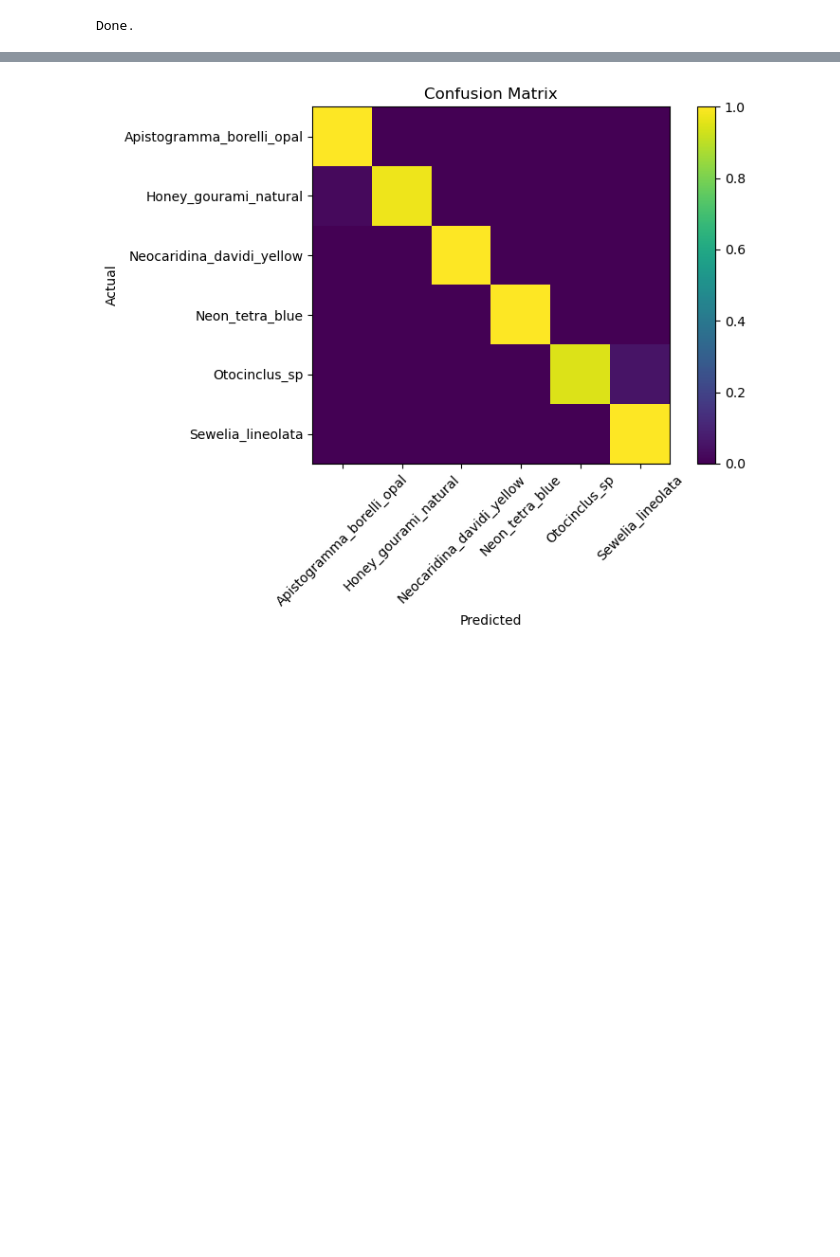
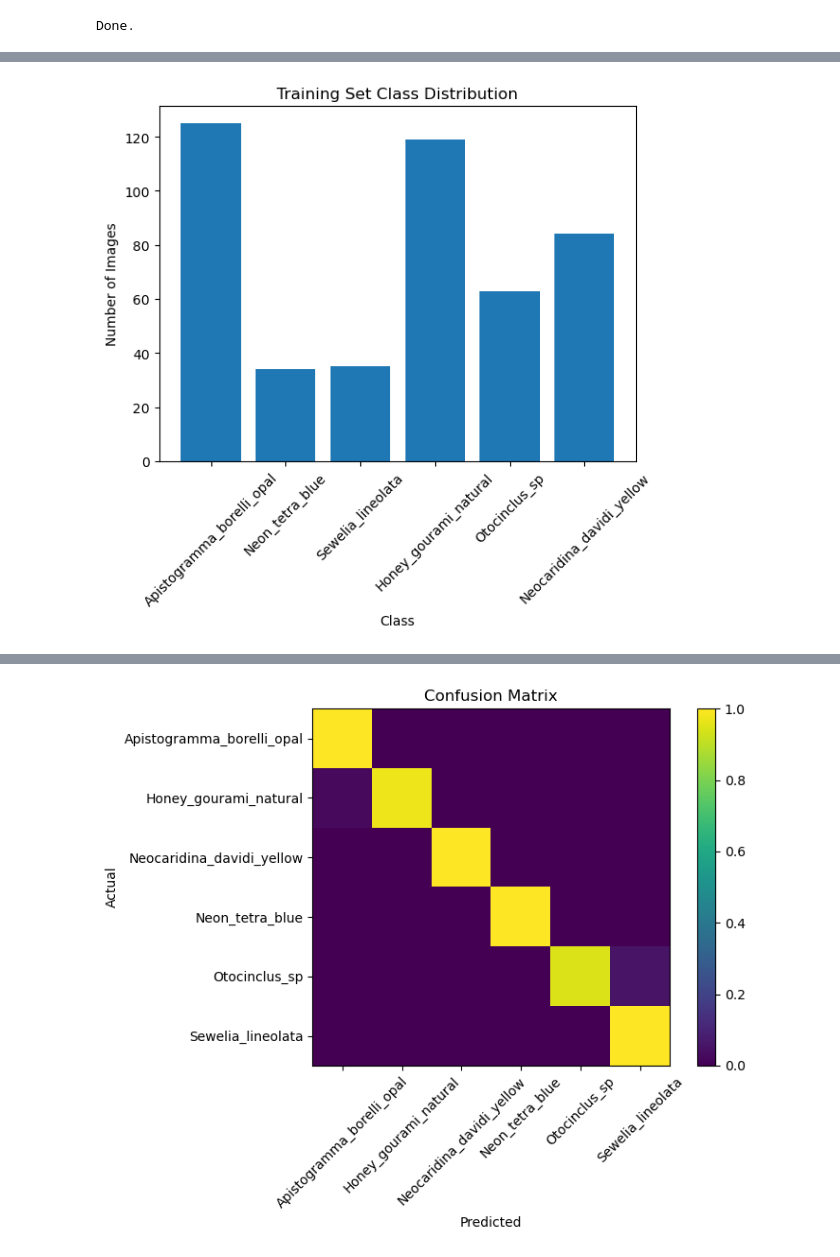
Before and after one commit to sarosi/aquarium-fish-classification, a Jupyter notebook: notebooks/aquarium_fish_recognition.ipynb, the cells around one changed output, grey strips where cells are left out. Drawn from its saved outputs; the diff is of its cells as text; code cells hidden in the pictures; blank space fills up the shorter version.

```diff
--- a/notebooks/aquarium_fish_recognition.ipynb
+++ b/notebooks/aquarium_fish_recognition.ipynb
@@ -59,3 +59,31 @@ val_data = datasets.ImageFolder("../dataset/val", transform=transform)
 
 train_loader = DataLoader(train_data, batch_size=32, shuffle=True)
 val_loader = DataLoader(val_data, batch_size=32)
+# %%
+import os
+from collections import defaultdict
+
+DATASET_PATH = "../dataset"
+
+summary = defaultdict(dict)
+
+for split in ["train", "val"]:
+    split_path = os.path.join(DATASET_PATH, split)
+    classes = [d for d in os.listdir(split_path)
+               if os.path.isdir(os.path.join(split_path, d))]
+
+    total = 0
+    for cls in classes:
+        cls_path = os.path.join(split_path, cls)
+        count = len([f for f in os.listdir(cls_path)
+                     if f.lower().endswith(('.jpg', '.jpeg', '.png'))])
+        summary[split][cls] = count
+        total += count
+
+    summary[split]["__total__"] = total
+
+# Print nicely
+for split in summary:
+    print(f"\n--- {split.upper()} ---")
+    for cls, cnt in summary[split].items():
+        print(f"{cls}: {cnt}")
@@ -61,0 +108,14 @@ val_loader = DataLoader(val_data, batch_size=32)
+# %%
+import matplotlib.pyplot as plt
+
+train_counts = {k: v for k, v in summary["train"].items() if k != "__total__"}
+
+plt.figure()
+plt.bar(train_counts.keys(), train_counts.values())
+plt.xticks(rotation=45)
+plt.xlabel("Class")
+plt.ylabel("Number of Images")
+plt.title("Training Set Class Distribution")
+plt.show()
+# %% [output]
+[figure, added]
```
Also changed, not shown: parts of 8 cells of this notebook, 1 other file.
